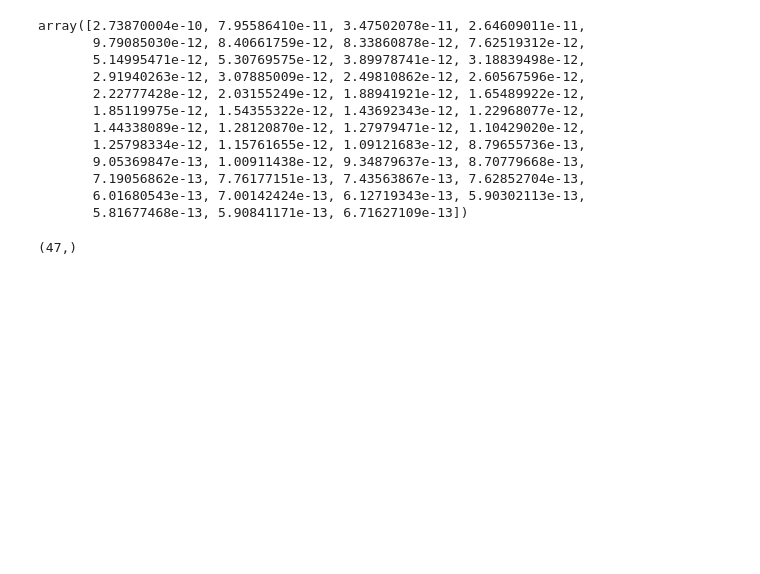
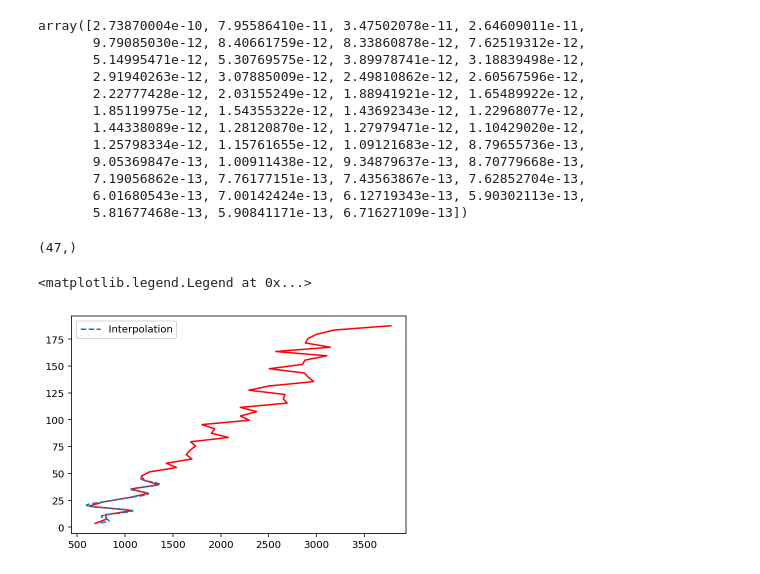
Before and after one commit to Augustocmb/cmblss, a Jupyter notebook: code/cmblss-main/polarisation-temperature-anisotropies.ipynb, the cells around one changed output. Drawn from its saved outputs; the diff is of its cells as text; code cells hidden in the pictures; blank space fills up the shorter version.

```diff
--- a/code/cmblss-main/polarisation-temperature-anisotropies.ipynb
+++ b/code/cmblss-main/polarisation-temperature-anisotropies.ipynb
@@ -154,3 +154,5 @@ el = b.get_effective_ells()
 el.shape
 # %% [output]
 (47,)
+# %%
+dl=cl_00[0]*[(1e6)**(2)]*el*(el+1)/2/np.pi
@@ -156,0 +162,17 @@ el.shape
+# %%
+# I define the interpolation with x**3
+f=interp1d(el, dl, kind='cubic')
+# %%
+# I define my news l
+lnew=np.linspace(4, 47, 47)
+# oncatenate
+# %%
+#pdl is the interpolation of the pseudo Dls
+pdl_int=f(lnew)
+# %%
+plt.plot(dl,el,'r')
+plt.plot(pdl_int, lnew,'--', label='Interpolation')
+plt.legend()
+# %% [output]
+<matplotlib.legend.Legend at 0x...>
+[figure, added]
```
Also changed, not shown: parts of 3 cells of this notebook.
